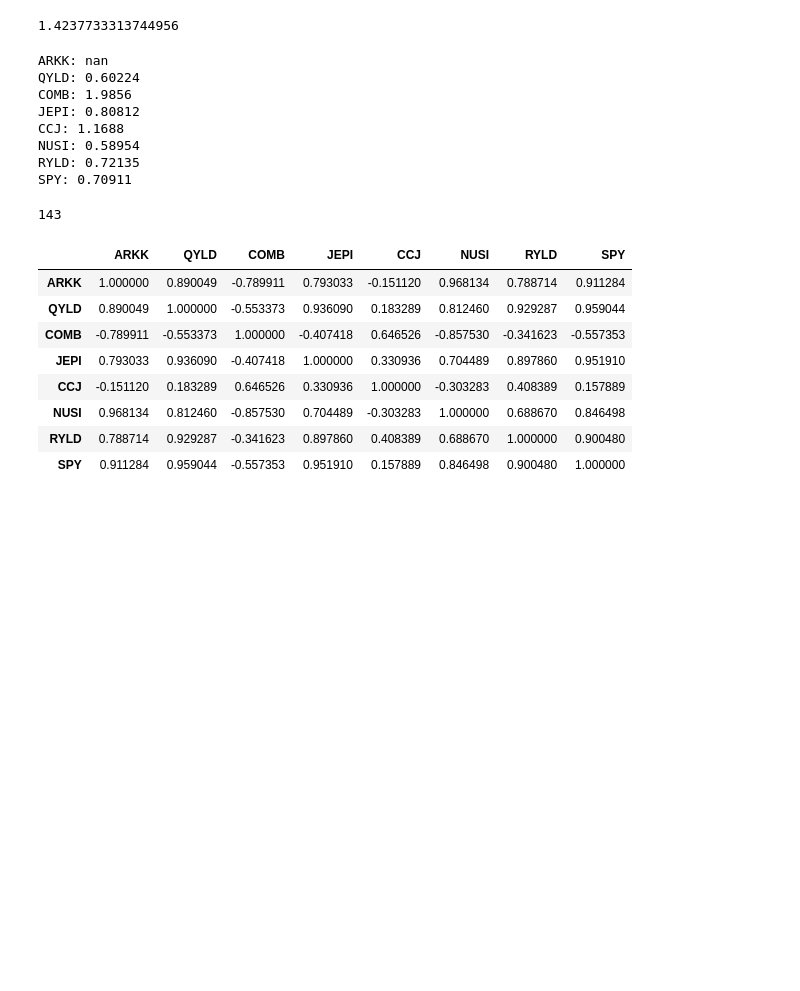
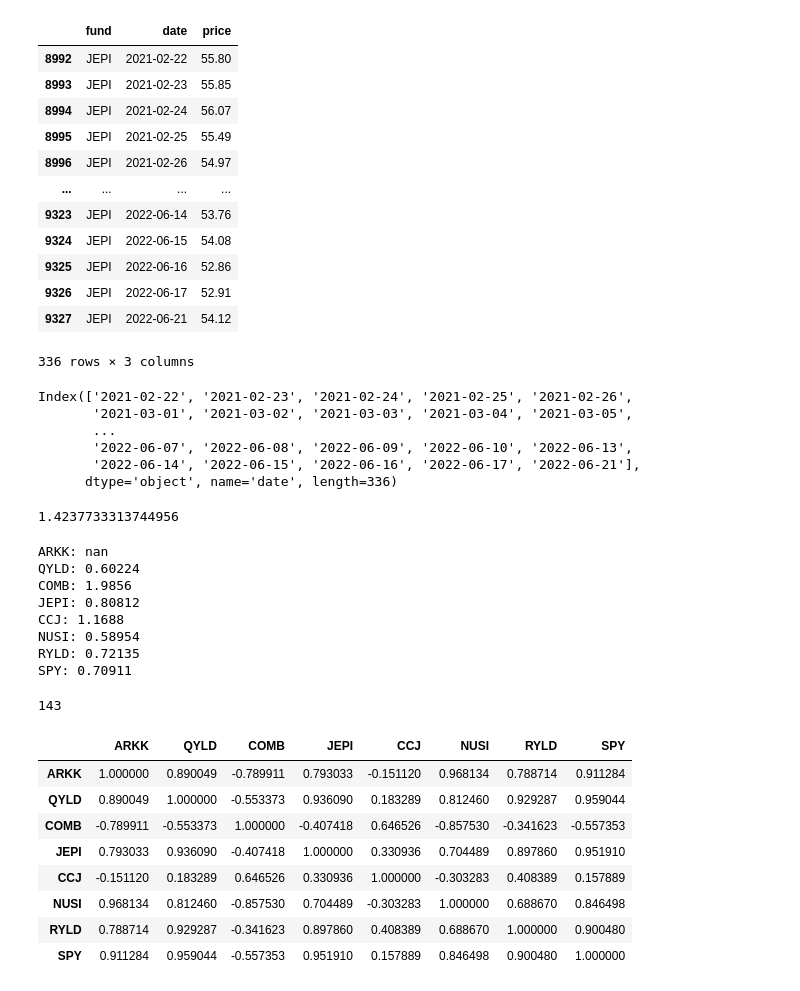
Before and after one commit to tbrownex/Investing, a Jupyter notebook: compareFunds.ipynb, the cells around one changed output. Cells and saved outputs as stored; diff of their text form; code cells hidden in the pictures; blank space fills up the shorter version.

```diff
--- a/compareFunds.ipynb
+++ b/compareFunds.ipynb
@@ -43,3 +70,30 @@ plt.close()
+# %%
+tmp=df[df['fund']=='JEPI']
+# %%
+tmp
+# %% [output]
+|  | fund | date | price |
+| 8992 | JEPI | 2021-02-22 | 55.80 |
+| 8993 | JEPI | 2021-02-23 | 55.85 |
+| 8994 | JEPI | 2021-02-24 | 56.07 |
+| 8995 | JEPI | 2021-02-25 | 55.49 |
+| 8996 | JEPI | 2021-02-26 | 54.97 |
+| ... | ... | ... | ... |
+| 9323 | JEPI | 2022-06-14 | 53.76 |
+| 9324 | JEPI | 2022-06-15 | 54.08 |
+| 9325 | JEPI | 2022-06-16 | 52.86 |
+| 9326 | JEPI | 2022-06-17 | 52.91 |
+| 9327 | JEPI | 2022-06-21 | 54.12 |
+336 rows × 3 columns
+# %%
+tmp.index
+# %% [output]
+Index(['2021-02-22', '2021-02-23', '2021-02-24', '2021-02-25', '2021-02-26',
+       '2021-03-01', '2021-03-02', '2021-03-03', '2021-03-04', '2021-03-05',
+       ...
+       '2022-06-07', '2022-06-08', '2022-06-09', '2022-06-10', '2022-06-13',
+       '2022-06-14', '2022-06-15', '2022-06-16', '2022-06-17', '2022-06-21'],
+      dtype='object', name='date', length=336)
 # %%
 # Calculate annualized return
 numYears = len(df)/12
```
Also changed, not shown: parts of 10 cells of this notebook, 21 other files.
